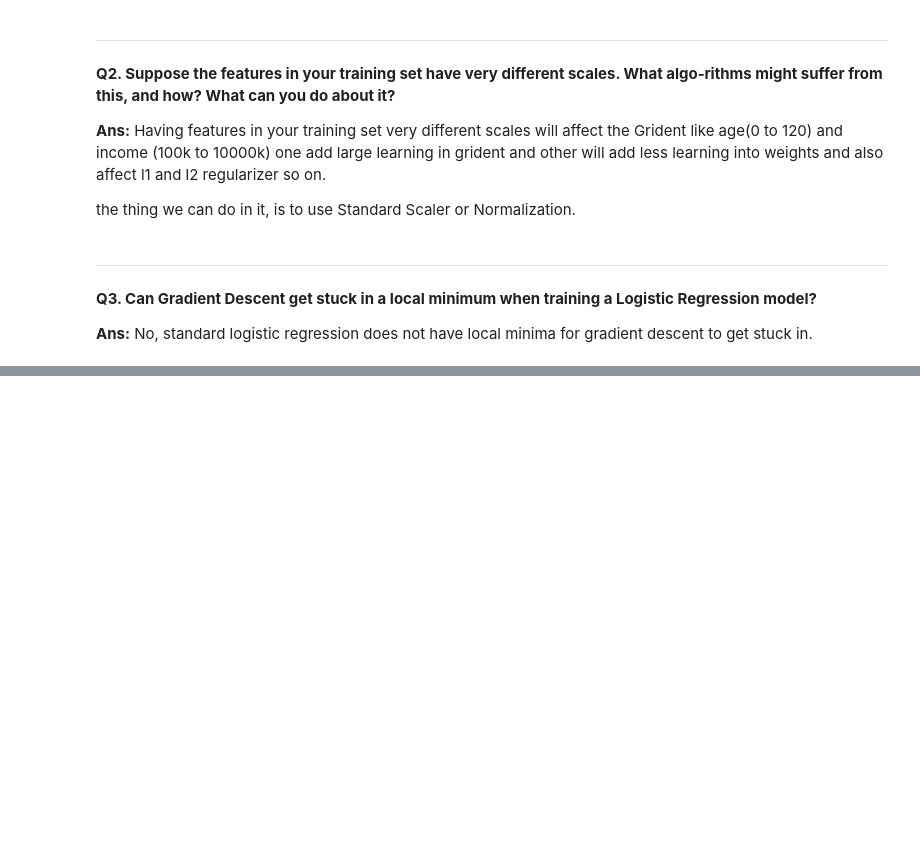
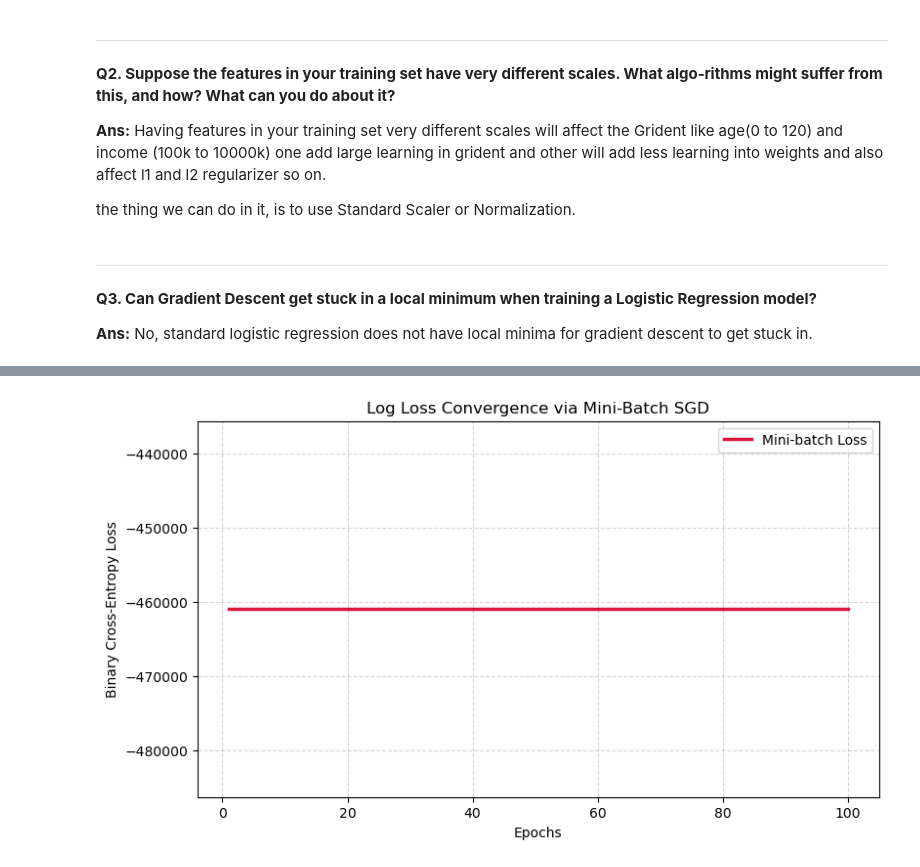
Before and after one commit to Haseebi-khan/MachineLearning, a Jupyter notebook: Hand_On_ML/Chapter4_Exercises.ipynb, the cells around one changed output, grey strips where cells are left out. Cells and saved outputs as stored; diff of their text form; code cells hidden in the pictures; blank space fills up the shorter version.

```diff
--- a/Hand_On_ML/Chapter4_Exercises.ipynb
+++ b/Hand_On_ML/Chapter4_Exercises.ipynb
@@ -48,0 +248,19 @@ No, standard logistic regression does not have local minima for gradient descent
+# %%
+from sklearn.preprocessing import OneHotEncoder
+ohe = OneHotEncoder()
+
+encoded = ohe.fit_transform(df[['region']], )
+
+encoded_df = pd.DataFrame(
+    encoded.toarray(),
+    columns=ohe.get_feature_names_out(['region'])
+)
+
+df = df.drop('region', axis=1)
+
+df = pd.concat([df, encoded_df], axis=1)
+# %%
+X = df.drop('expenses', axis=1)
+y = df['expenses']
+
+X_train, X_test, y_train, y_test =   train_test_split(X, y, test_size=0.2, random_state=42)
@@ -48,0 +283,10 @@ No, standard logistic regression does not have local minima for gradient descent
+# %%
+def sigmoid(z):
+    z = np.clip(z, -500, 500)
+    return 1 / (1 + np.exp(-z))
+# %%
+X_train = X_train.to_numpy()
+X_test = X_test.to_numpy()
+
+y_train = y_train.to_numpy()
+y_test = y_test.to_numpy()
@@ -48,0 +356,11 @@ No, standard logistic regression does not have local minima for gradient descent
+# %%
+plt.figure(figsize=(9, 5))
+plt.plot(range(1, epochs + 1), loss, color='crimson', lw=2.5, label='Mini-batch Loss')
+plt.title('Log Loss Convergence via Mini-Batch SGD')
+plt.xlabel('Epochs')
+plt.ylabel('Binary Cross-Entropy Loss')
+plt.grid(True, linestyle='--', alpha=0.5)
+plt.legend()
+plt.show()
+# %% [output]
+[figure, added]
```
Also changed, not shown: parts of 15 cells of this notebook.
